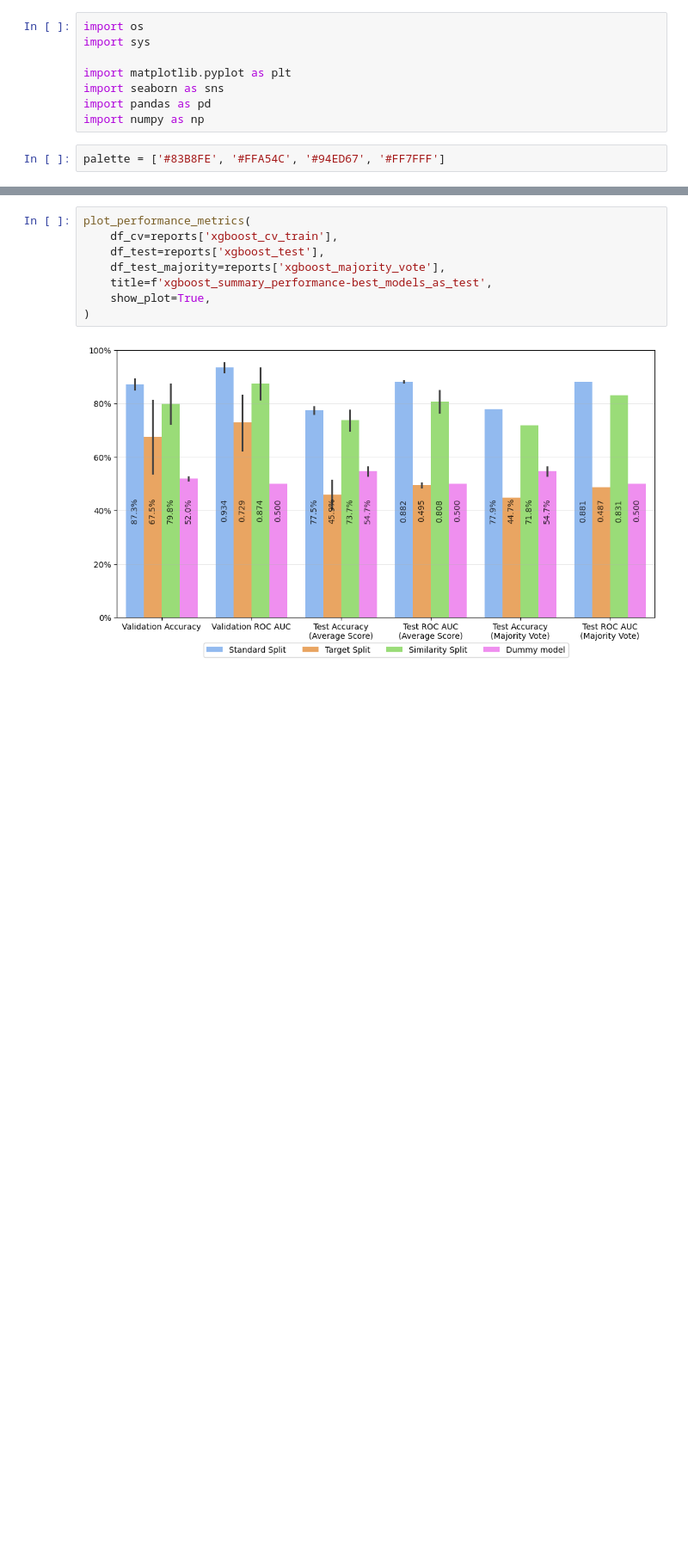
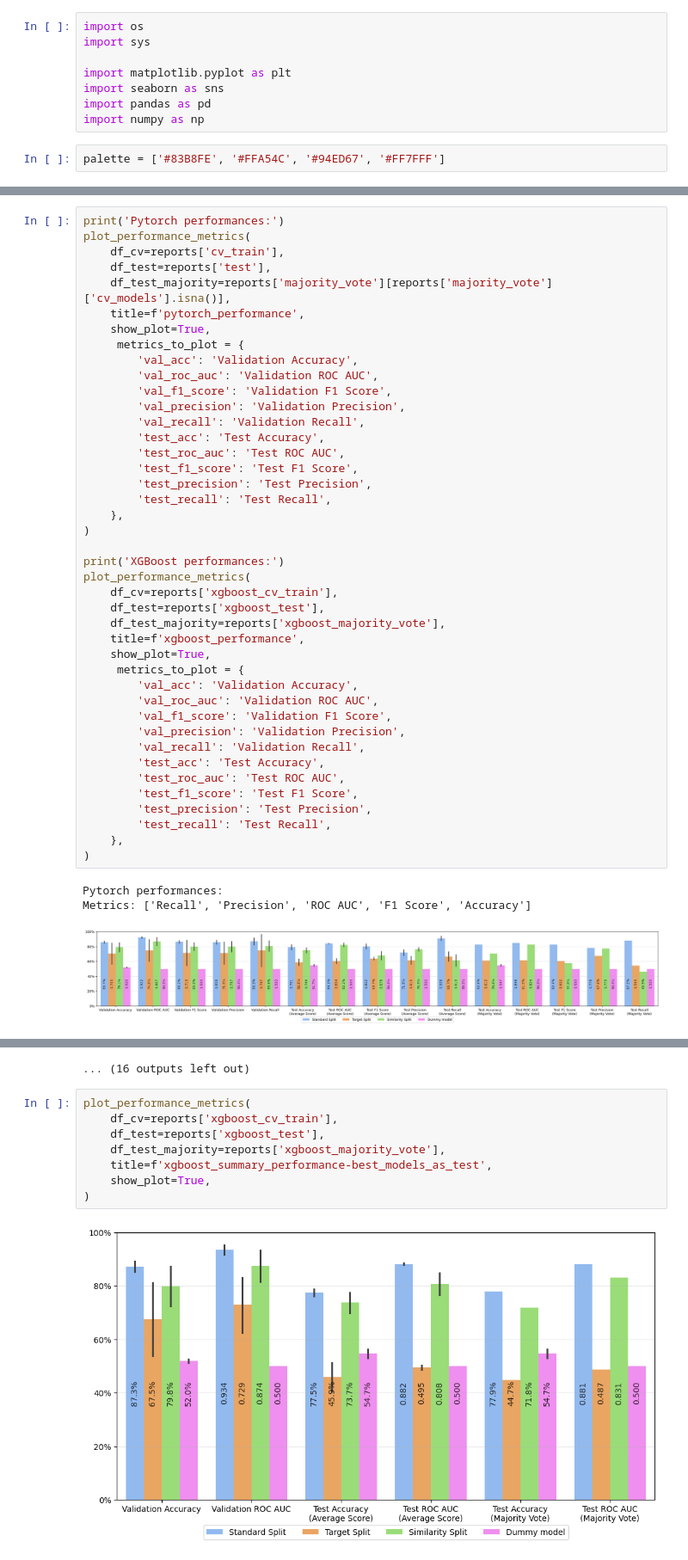
Before and after one commit to ribesstefano/PROTAC-Degradation-Predictor, a Jupyter notebook: notebooks/plot_experimental_results.ipynb, the cells around one changed output, grey strips where cells are left out. Shown at 86% size. Saved outputs shown, nothing was run; the diff lists cells and outputs as text; blank space fills up the shorter version.

```diff
--- a/notebooks/plot_experimental_results.ipynb
+++ b/notebooks/plot_experimental_results.ipynb
@@ -346,0 +657,46 @@ plot_performance_metrics(
+# %%
+print('Pytorch performances:')
+plot_performance_metrics(
+    df_cv=reports['cv_train'],
+    df_test=reports['test'],
+    df_test_majority=reports['majority_vote'][reports['majority_vote']['cv_models'].isna()],
+    title=f'pytorch_performance',
+    show_plot=True,
+     metrics_to_plot = {
+        'val_acc': 'Validation Accuracy',
+        'val_roc_auc': 'Validation ROC AUC',
+        'val_f1_score': 'Validation F1 Score',
+        'val_precision': 'Validation Precision',
+        'val_recall': 'Validation Recall',
+        'test_acc': 'Test Accuracy',
+        'test_roc_auc': 'Test ROC AUC',
+        'test_f1_score': 'Test F1 Score',
+        'test_precision': 'Test Precision',
+        'test_recall': 'Test Recall',
+    },
+)
+
+print('XGBoost performances:')
+plot_performance_metrics(
+    df_cv=reports['xgboost_cv_train'],
+    df_test=reports['xgboost_test'],
+    df_test_majority=reports['xgboost_majority_vote'],
+    title=f'xgboost_performance',
+    show_plot=True,
+     metrics_to_plot = {
+        'val_acc': 'Validation Accuracy',
+        'val_roc_auc': 'Validation ROC AUC',
+        'val_f1_score': 'Validation F1 Score',
+        'val_precision': 'Validation Precision',
+        'val_recall': 'Validation Recall',
+        'test_acc': 'Test Accuracy',
+        'test_roc_auc': 'Test ROC AUC',
+        'test_f1_score': 'Test F1 Score',
+        'test_precision': 'Test Precision',
+        'test_recall': 'Test Recall',
+    },
+)
+# %% [output]
+Pytorch performances:
+Metrics: ['Recall', 'Precision', 'ROC AUC', 'F1 Score', 'Accuracy']
+[figure, added]
@@ -347,3 +793,4 @@ plot_performance_metrics(
+... (16 outputs left out)
 # %%
 plot_performance_metrics(
     df_cv=reports['xgboost_cv_train'],
```
Also changed, not shown: parts of 17 cells of this notebook, 9 other files.
